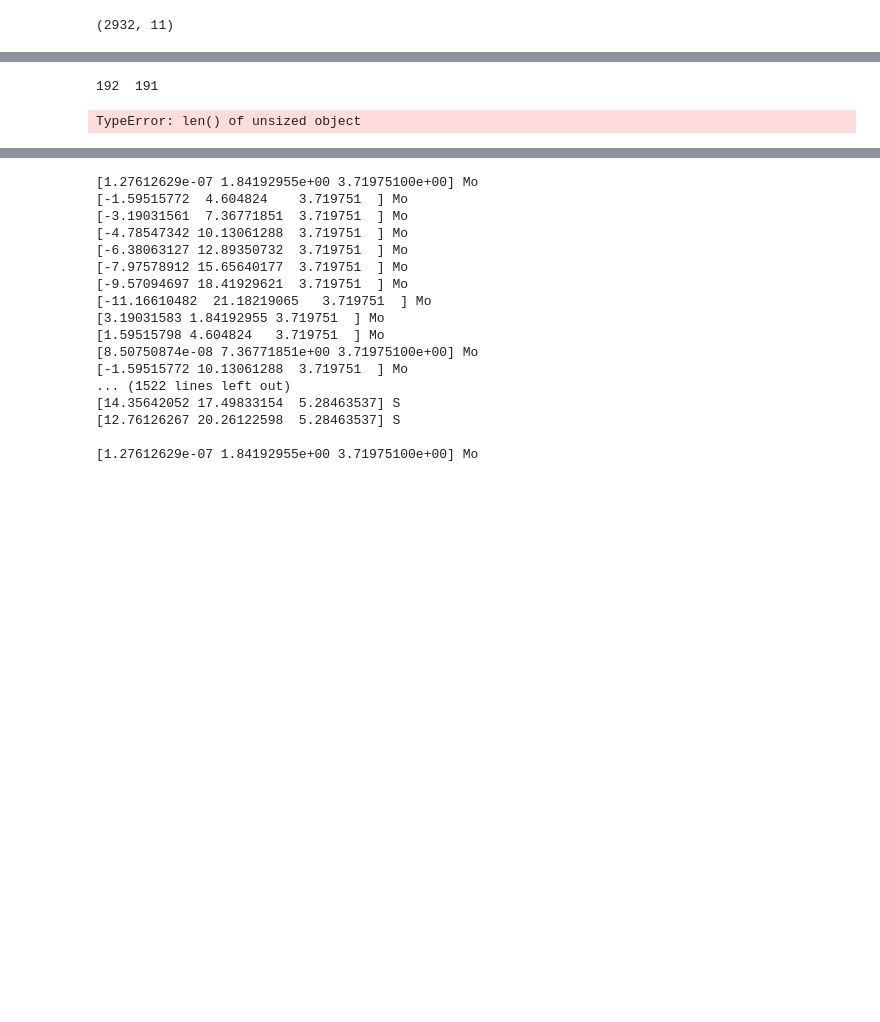
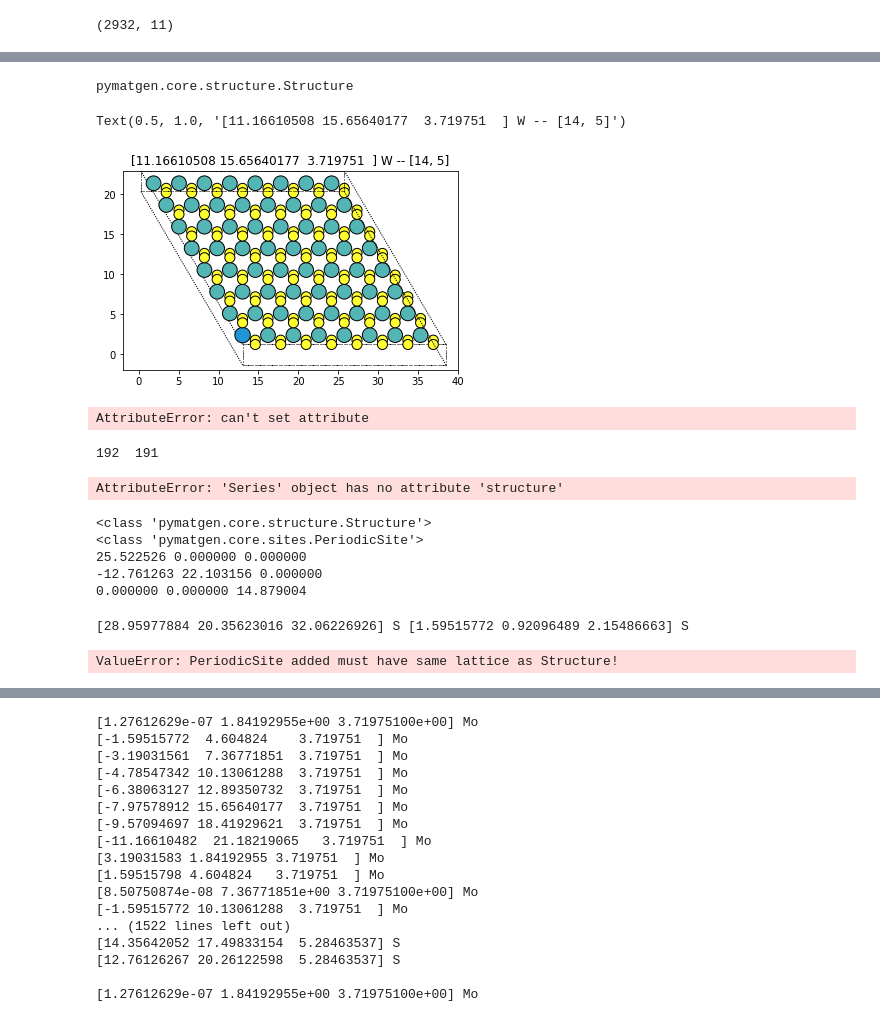
Before and after one commit to lubludrova/AgeevProject2, a Jupyter notebook: images-fig2.ipynb, the cells around one changed output, grey strips where cells are left out. Drawn from its saved outputs; the diff is of its cells as text; code cells hidden in the pictures; blank space fills up the shorter version.

```diff
--- a/images-fig2.ipynb
+++ b/images-fig2.ipynb
@@ -134,3 +246,29 @@ data3
+# %%
+arr = data3.iloc[0].initial_structure.copy()
+arr2 = data2.iloc[2].initial_structure.copy()
+type(arr2)
+# %% [output]
+pymatgen.core.structure.Structure
+# %%
+s0 = arr
+d0 = d.defect_representation[0]
+ase_atoms = AseAtomsAdaptor.get_atoms(s0)
+fig, ax = plt.subplots()
+plot_atoms(ase_atoms, ax, radii=0.6, rotation=('10x, 0y, 0z'), show_unit_cell=True)
+xlim = 40
+ylim = 23
+ax.set_xlim(-2, xlim)
+ax.set_ylim(-2, ylim)
+#     ax.set_axis_off()
+ax.set_title(f'{d0} -- {d.defect_coords}')
+# %% [output]
+Text(0.5, 1.0, '[11.16610508 15.65640177  3.719751  ] W -- [14, 5]')
+[figure, added]
+# %%
+arr[0].specie = arr2[63].specie
+structure.replace(site.index, site.species_string)
+# %% [output]
+AttributeError: can't set attribute
 # %%
 arr = np.array(data3.iloc[0].initial_structure)
 arr2 = data2.iloc[2].initial_structure
@@ -142,10 +280,10 @@ print(len(arr), len(arr2), sep='  ')
 #     print(arr[i], '============', arr2[i])
 
 
-data3["structure"]  = data2.initial_structure
+# data3['structure']  = data2.iloc[1].initial_structure
 arr = np.array(data3.iloc[0].structure)
-print(len(arr), len(arr2), sep='  ')
+# print(len(arr), len(arr2), sep='  ')
 data3
 # %% [output]
 192  191
-TypeError: len() of unsized object
+AttributeError: 'Series' object has no attribute 'structure'
@@ -151,0 +294,24 @@ TypeError: len() of unsized object
+# %%
+arr1 = data2.iloc[2].initial_structure
+arr2 = data3.iloc[0].initial_structure
+print(type(arr1))
+# arr1.extend(arr2)
+arr2[:]
+print(type(arr2[191]))
+print(arr1.lattice)
+# %% [output]
+<class 'pymatgen.core.structure.Structure'>
+<class 'pymatgen.core.sites.PeriodicSite'>
+25.522526 0.000000 0.000000
+-12.761263 22.103156 0.000000
+0.000000 0.000000 14.879004
+# %%
+a = {}
+for i in range(191):
+    print(arr1[i + 64], arr2[i + 64])
+    arr1[i + 64] = copy.copy(arr2[i+64])
+    print(arr1[i + 64], arr2[i + 64])
+# arr1[:]
+# %% [output]
+[28.95977884 20.35623016 32.06226926] S [1.59515772 0.92096489 2.15486663] S
+ValueError: PeriodicSite added must have same lattice as Structure!
```
Also changed, not shown: parts of 22 cells of this notebook, 4 other files.
